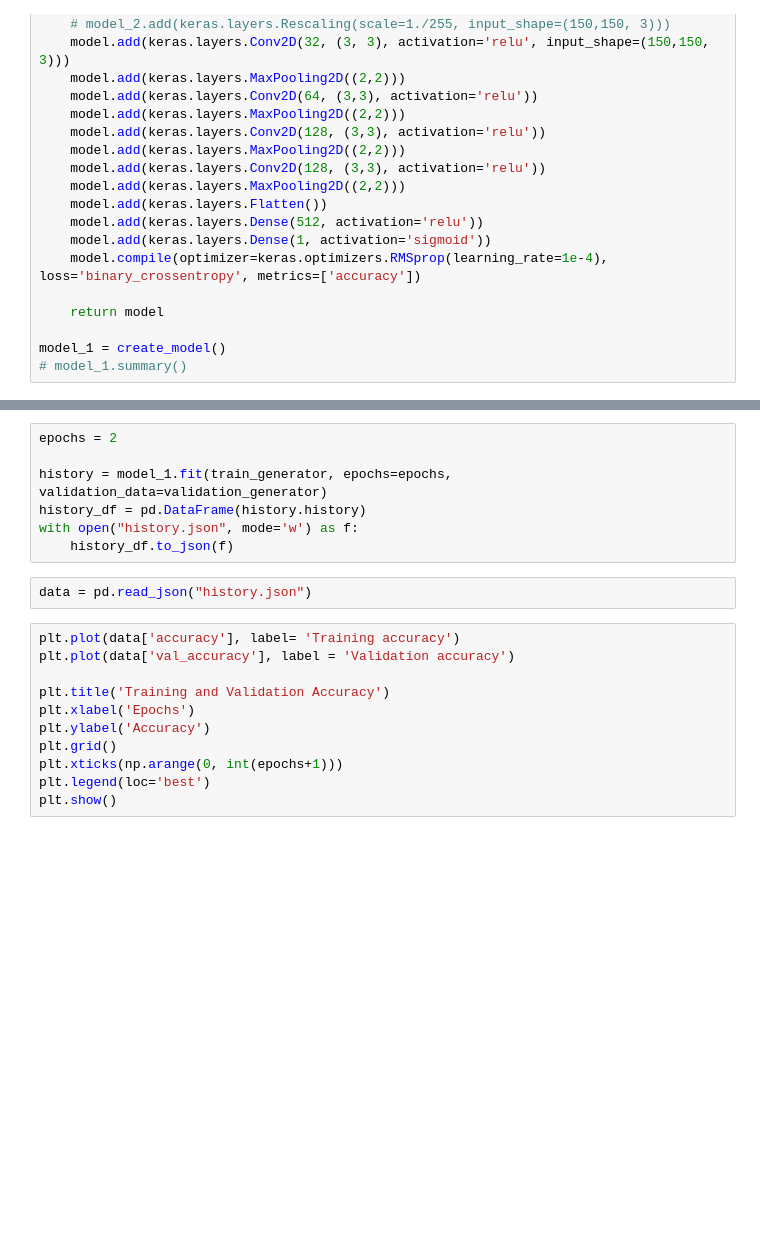
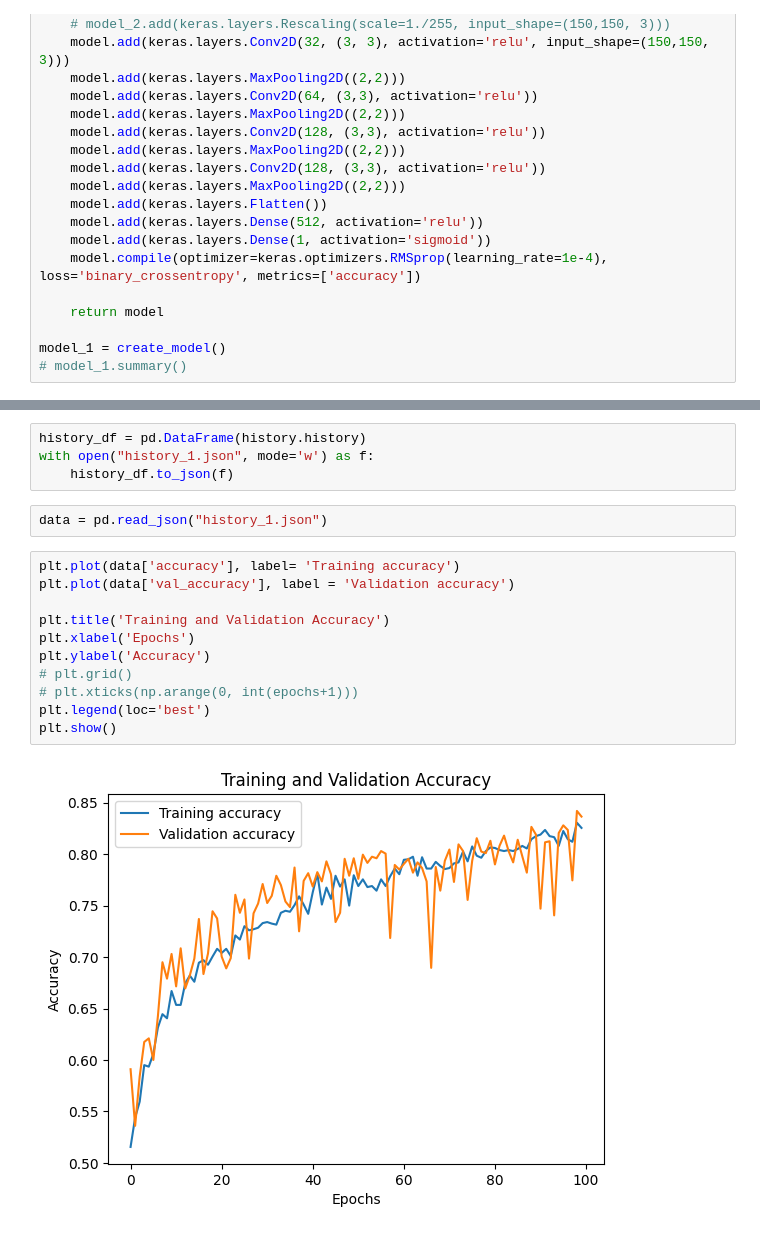
Before and after one commit to hyunmila/um, a Jupyter notebook: lab4.ipynb, the cells around one changed output, grey strips where cells are left out. Cells and saved outputs as stored; diff of their text form; blank space fills up the shorter version.

```diff
--- a/lab4.ipynb
+++ b/lab4.ipynb
@@ -59,20 +95,19 @@ model_1 = create_model()
 # %%
-epochs = 2
-
-history = model_1.fit(train_generator, epochs=epochs, validation_data=validation_generator)
 history_df = pd.DataFrame(history.history)
-with open("history.json", mode='w') as f:
+with open("history_1.json", mode='w') as f:
     history_df.to_json(f)
 # %%
-data = pd.read_json("history.json")
+data = pd.read_json("history_1.json")
 # %%
 plt.plot(data['accuracy'], label= 'Training accuracy')
 plt.plot(data['val_accuracy'], label = 'Validation accuracy')
 
 plt.title('Training and Validation Accuracy')
 plt.xlabel('Epochs')
 plt.ylabel('Accuracy')
-plt.grid()
-plt.xticks(np.arange(0, int(epochs+1)))
+# plt.grid()
+# plt.xticks(np.arange(0, int(epochs+1)))
 plt.legend(loc='best')
 plt.show()
+# %% [output]
+[figure, added]
```
Also changed, not shown: parts of 5 cells of this notebook.
